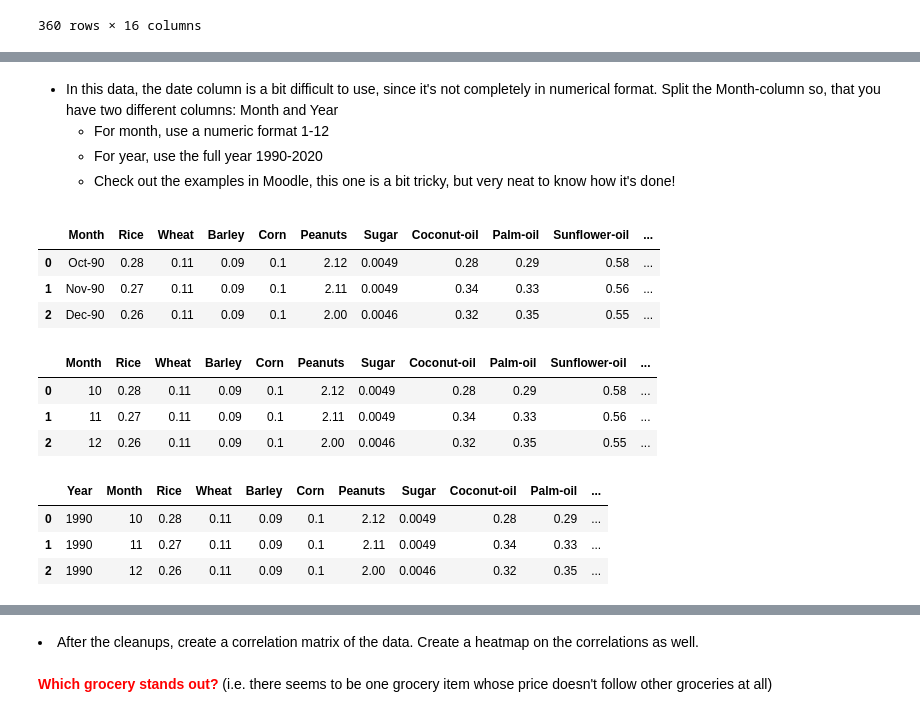
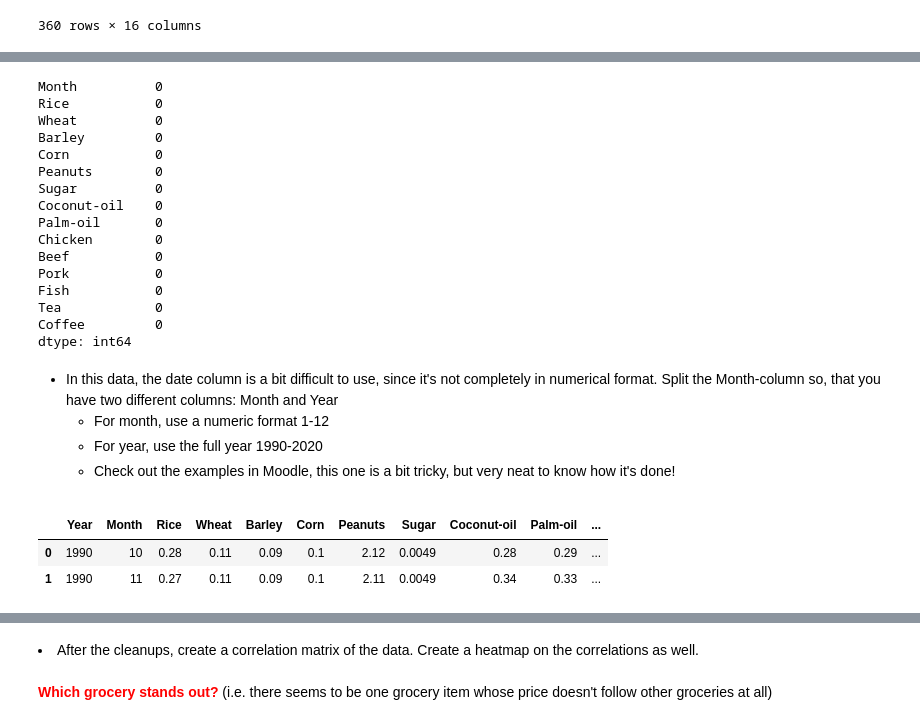
Before and after one commit to jehuhta/Intro_Data_Analytics_Huhta_Jeremy_Spring2025, a Jupyter notebook: Exercises_3_Seaborn/MAIN_ Seaborn_Exercise_Set.ipynb, the cells around one changed output, grey strips where cells are left out. Drawn from its saved outputs; the diff is of its cells as text; code cells hidden in the pictures.

```diff
--- a/Exercises_3_Seaborn/MAIN_ Seaborn_Exercise_Set.ipynb
+++ b/Exercises_3_Seaborn/MAIN_ Seaborn_Exercise_Set.ipynb
@@ -472,7 +508,12 @@ dtype: int64
 # %%
 # Using imputation to replace the NaN values with the average of the column.
-df['Sunflower-oil'].fillna((df['Sunflower-oil'].mean()), inplace=True)
+
+# 50% of the sunflower-oil column is missing. That's a lot of missing rows. let's drop the column.
+df = df.drop('Sunflower-oil', axis = 1)
+
+# Around 10-20% is missing in these columns, let's imputate the average to fix them.
 df['Fish'].fillna((df['Fish'].mean()), inplace=True)
 df['Pork'].fillna((df['Pork'].mean()), inplace=True)
-df.isna().sum()
+
+# We only have 360 rows, so 39 rows is still quite a lot, so we imputated instead of dropping the rows.
 # %% [output]
@@ -514,3 +532,23 @@ dtype: int64
+# %%
+# Re-checking NaN values.
+df.isna().sum()
+# %% [output]
+Month          0
+Rice           0
+Wheat          0
+Barley         0
+Corn           0
+Peanuts        0
+Sugar          0
+Coconut-oil    0
+Palm-oil       0
+Chicken        0
+Beef           0
+Pork           0
+Fish           0
+Tea            0
+Coffee         0
+dtype: int64
 # %% [markdown]
 <ul>
 <li>In this data, the date column is a bit difficult to use, since it's not
@@ -523,36 +561,21 @@ have two different columns: Month and Year</li>
 very neat to know how it's done!</li>
 </ul>
 </ul>
-# %%
-df.head(3)
-# %% [output]
-|  | Month | Rice | Wheat | Barley | Corn | Peanuts | Sugar | Coconut-oil | Palm-oil | Sunflower-oil | ... |
-| 0 | Oct-90 | 0.28 | 0.11 | 0.09 | 0.1 | 2.12 | 0.0049 | 0.28 | 0.29 | 0.58 | ... |
-| 1 | Nov-90 | 0.27 | 0.11 | 0.09 | 0.1 | 2.11 | 0.0049 | 0.34 | 0.33 | 0.56 | ... |
-| 2 | Dec-90 | 0.26 | 0.11 | 0.09 | 0.1 | 2.00 | 0.0046 | 0.32 | 0.35 | 0.55 | ... |
 # %%
-# I used chatgpt to figure out the format attribute syntax here. See below for details.
-# Turning the 'Month' columnn into datetime
+# A different approach
+# Converting the 'Month' column into datetime, using the format parameter.
 df['Month'] = pd.to_datetime(df["Month"], format="%b-%y")
 
-# Turning the Month column into separate Year and Month columns.
+# Dividing the datetime to Year and Month
 df['Year'] = df['Month'].dt.year
 df['Month'] = df['Month'].dt.month
-
-df.head(3)
-# %% [output]
-|  | Month | Rice | Wheat | Barley | Corn | Peanuts | Sugar | Coconut-oil | Palm-oil | Sunflower-oil | ... |
-| 0 | 10 | 0.28 | 0.11 | 0.09 | 0.1 | 2.12 | 0.0049 | 0.28 | 0.29 | 0.58 | ... |
-| 1 | 11 | 0.27 | 0.11 | 0.09 | 0.1 | 2.11 | 0.0049 | 0.34 | 0.33 | 0.56 | ... |
-| 2 | 12 | 0.26 | 0.11 | 0.09 | 0.1 | 2.00 | 0.0046 | 0.32 | 0.35 | 0.55 | ... |
 # %%
-# Since it makes more sense to place year next to month,
+# Moving the Year to the first index position. It makes more sense that way.
 column_to_move = df.pop('Year')
 df.insert(0, 'Year', column_to_move)
 
-df.head(3)
+df.head(2)
 # %% [output]
 |  | Year | Month | Rice | Wheat | Barley | Corn | Peanuts | Sugar | Coconut-oil | Palm-oil | ... |
 | 0 | 1990 | 10 | 0.28 | 0.11 | 0.09 | 0.1 | 2.12 | 0.0049 | 0.28 | 0.29 | ... |
 | 1 | 1990 | 11 | 0.27 | 0.11 | 0.09 | 0.1 | 2.11 | 0.0049 | 0.34 | 0.33 | ... |
-| 2 | 1990 | 12 | 0.26 | 0.11 | 0.09 | 0.1 | 2.00 | 0.0046 | 0.32 | 0.35 | ... |
```
Also changed, not shown: parts of 75 cells of this notebook.
